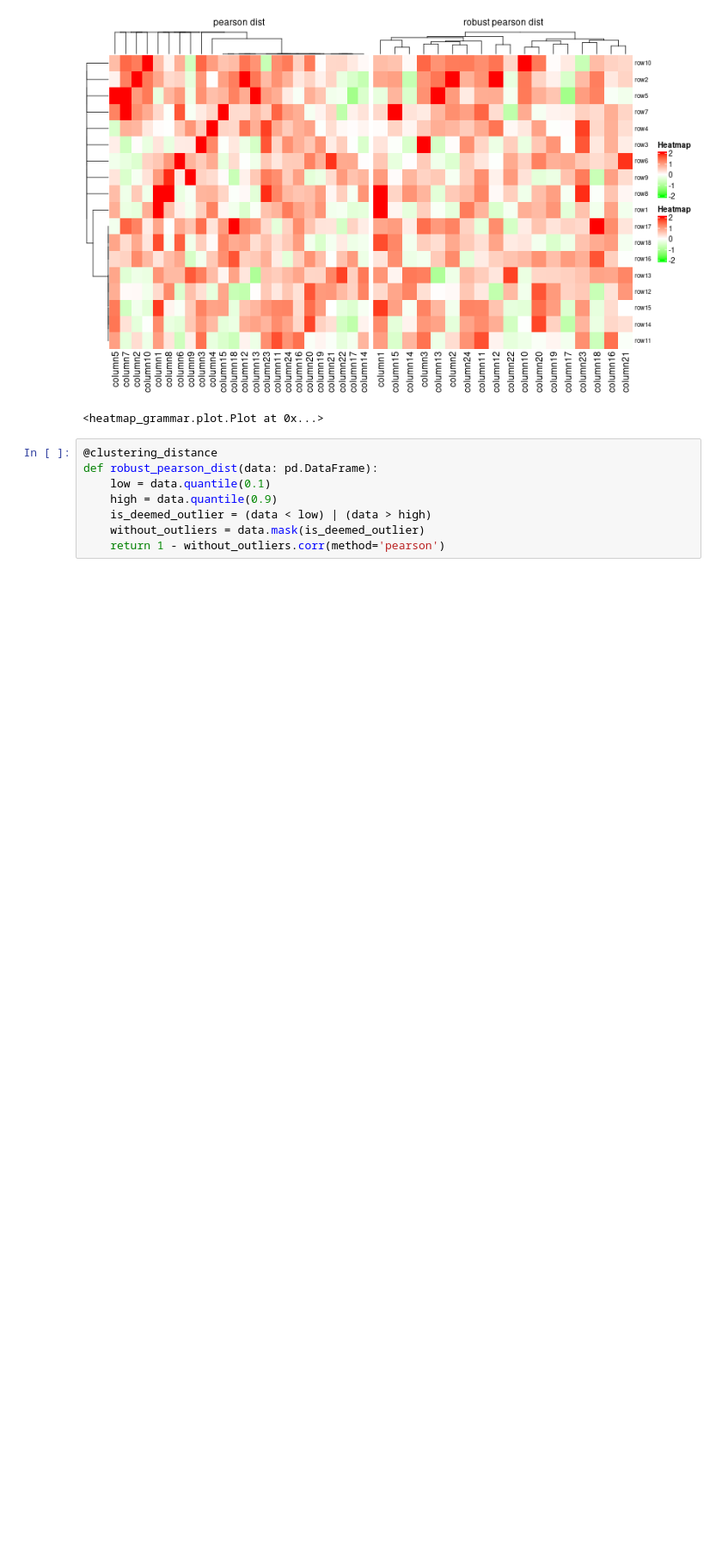
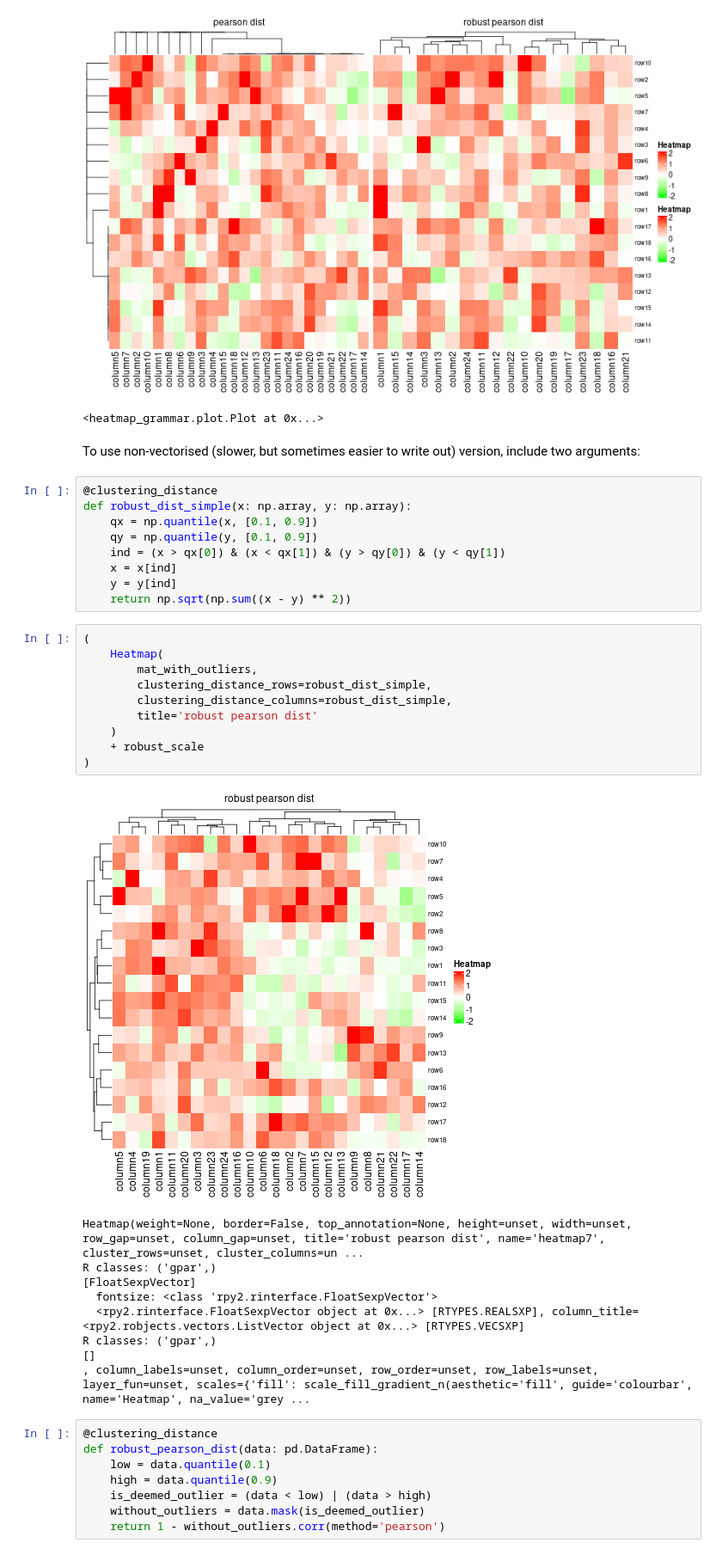
Before and after one commit to krassowski/rpy2-complex-heatmap-grammar, a Jupyter notebook: Examples.ipynb, the cells around one changed output. Shown at 86% size. Saved outputs shown, nothing was run; the diff lists cells and outputs as text; blank space fills up the shorter version.

Commit message:
Add example for simple clustering func and example 14.6

```diff
--- a/Examples.ipynb
+++ b/Examples.ipynb
@@ -150,6 +150,37 @@ robust_scale = scale_fill_gradient_n(
 # %% [output]
 [figure]
 <heatmap_grammar.plot.Plot at 0x...>
+# %% [markdown]
+To use non-vectorised (slower, but sometimes easier to write out) version, include two arguments:
+# %%
+@clustering_distance
+def robust_dist_simple(x: np.array, y: np.array):
+    qx = np.quantile(x, [0.1, 0.9])
+    qy = np.quantile(y, [0.1, 0.9])
+    ind = (x > qx[0]) & (x < qx[1]) & (y > qy[0]) & (y < qy[1])
+    x = x[ind]
+    y = y[ind]
+    return np.sqrt(np.sum((x - y) ** 2))
+# %%
+(
+    Heatmap(
+        mat_with_outliers,
+        clustering_distance_rows=robust_dist_simple,
+        clustering_distance_columns=robust_dist_simple,
+        title='robust pearson dist'
+    )
+    + robust_scale
+)
+# %% [output]
+[figure, added]
+Heatmap(weight=None, border=False, top_annotation=None, height=unset, width=unset, row_gap=unset, column_gap=unset, title='robust pearson dist', name='heatmap7', cluster_rows=unset, cluster_columns=un ...
+R classes: ('gpar',)
+[FloatSexpVector]
+  fontsize: <class 'rpy2.rinterface.FloatSexpVector'>
+  <rpy2.rinterface.FloatSexpVector object at 0x...> [RTYPES.REALSXP], column_title=<rpy2.robjects.vectors.ListVector object at 0x...> [RTYPES.VECSXP]
+R classes: ('gpar',)
+[]
+, column_labels=unset, column_order=unset, row_order=unset, row_labels=unset, layer_fun=unset, scales={'fill': scale_fill_gradient_n(aesthetic='fill', guide='colourbar', name='Heatmap', na_value='grey ...
 # %%
 @clustering_distance
 def robust_pearson_dist(data: pd.DataFrame):
```
Also changed, not shown: parts of 15 cells of this notebook.
